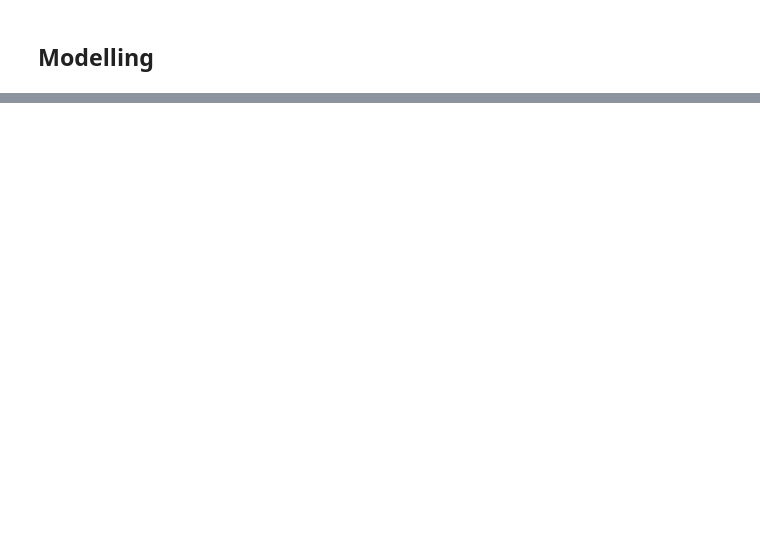
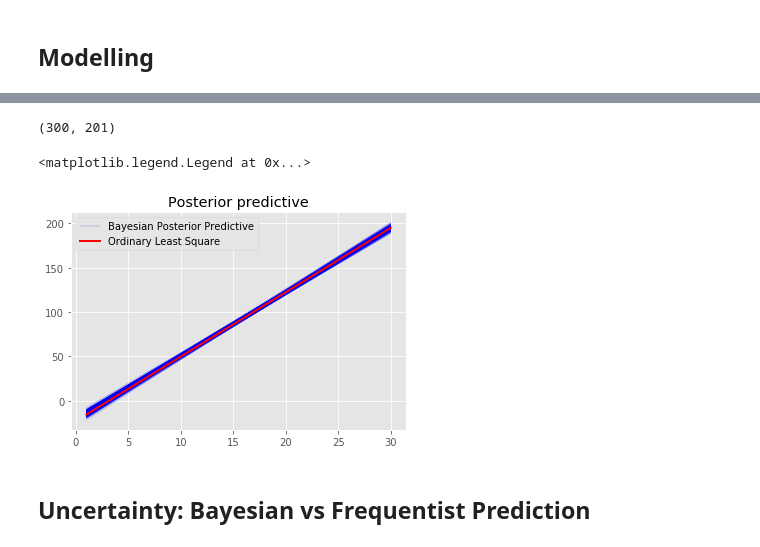
Before and after one commit to minggli/python-pp, a Jupyter notebook: blr_3.ipynb, the cells around one changed output, grey strips where cells are left out. Drawn from its saved outputs; the diff is of its cells as text; code cells hidden in the pictures; blank space fills up the shorter version.

Commit message:
working example bayesian inference

```diff
--- a/blr_3.ipynb
+++ b/blr_3.ipynb
@@ -125,0 +129,26 @@ CompoundStep
+# %%
+ppc['yhat'].mean(axis=1).reshape(300, -1).shape
+# %% [output]
+(300, 201)
+# %%
+# Frequentist OLS
+lr = LinearRegression(fit_intercept=True).fit(X, y)
+ols_intercept, ols_coef = lr.intercept_, lr.coef_
+# %%
+base = np.linspace(X.min().values, X.max().values, 50)
+# %%
+ols_yhat = (ols_intercept + ols_coef * base).ravel()
+# %%
+pm.plot_posterior_predictive_glm(trace,
+                                 eval=base,
+                                 samples=300,
+                                 color="b",
+                                 label="Bayesian Posterior Predictive",
+                                 lm=lambda x_hat, sample: sample['intercept'] + sample['θ'] * x_hat)
+plt.plot(base, ols_yhat, color='red', linewidth=2, label='Ordinary Least Square')
+plt.legend()
+# %% [output]
+<matplotlib.legend.Legend at 0x...>
+[figure, added]
+# %% [markdown]
+## Uncertainty: Bayesian vs Frequentist Prediction
```
Also changed, not shown: parts of 33 cells of this notebook.
